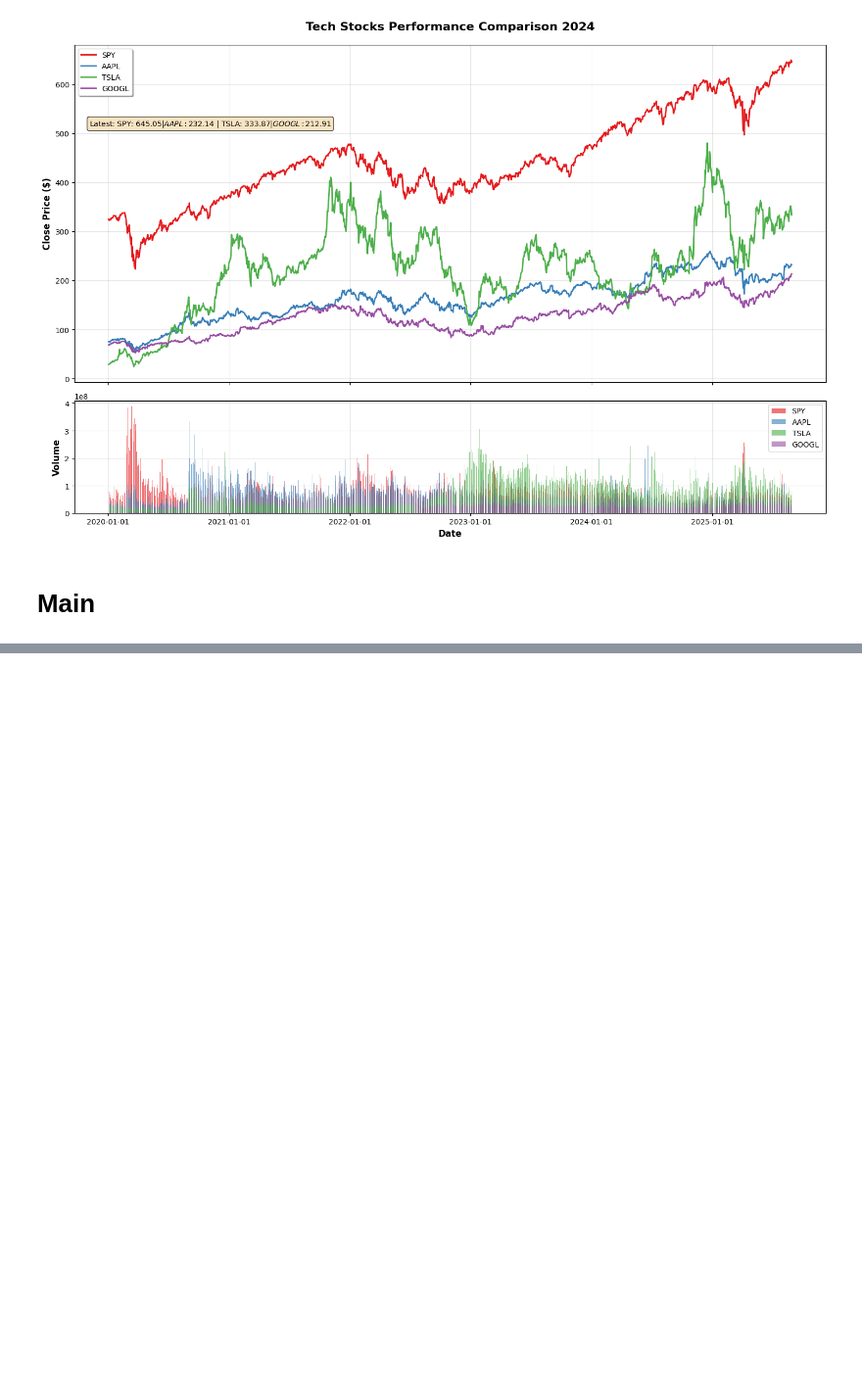
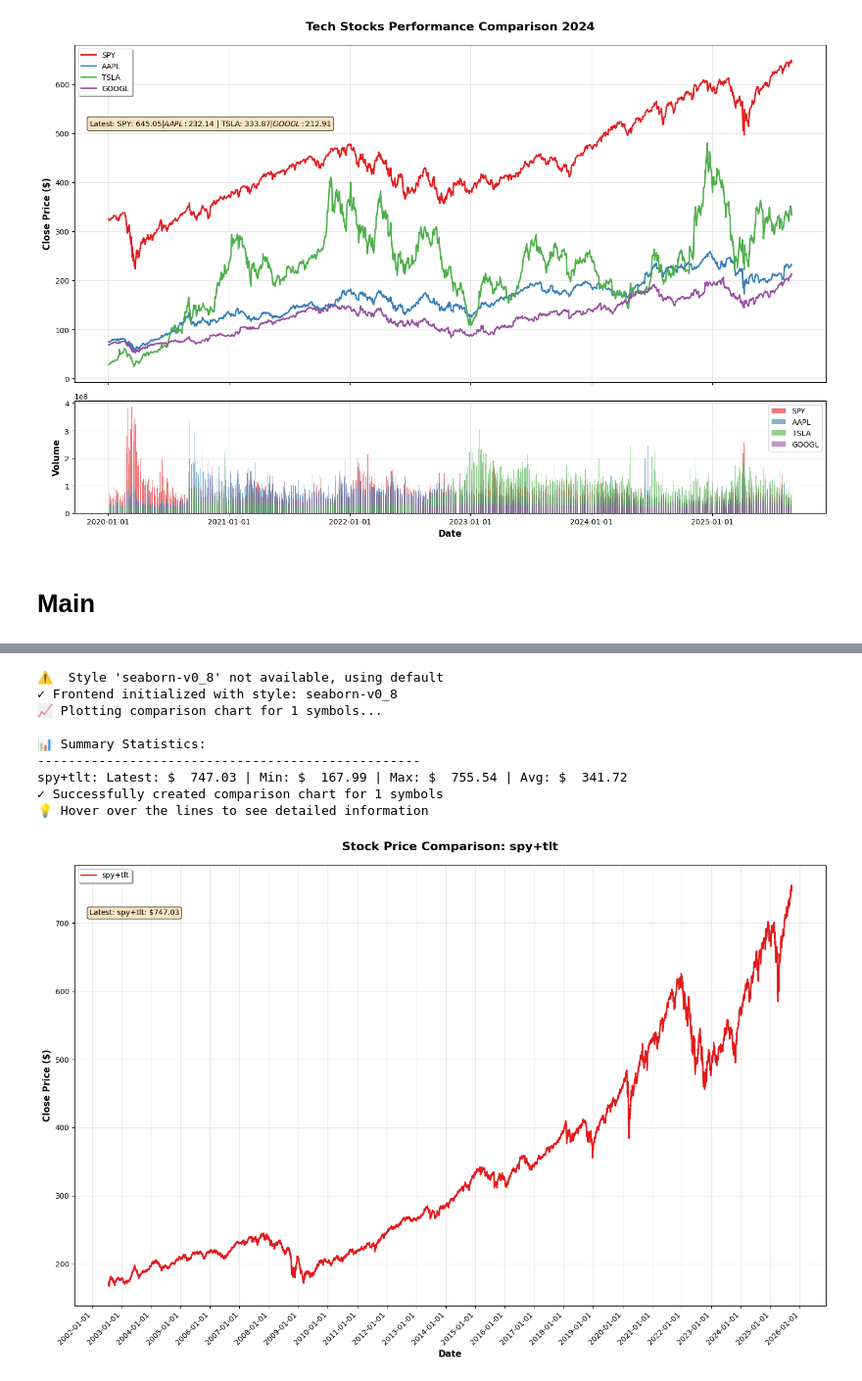
Before and after one commit to farrellsc/StockAnalysis, a Jupyter notebook: playground.ipynb, the cells around one changed output, grey strips where cells are left out. Shown at 98% size. Drawn from its saved outputs; the diff is of its cells as text; code cells hidden in the pictures; blank space fills up the shorter version.

```diff
--- a/playground.ipynb
+++ b/playground.ipynb
@@ -258,0 +324,15 @@ plt.show()
+# %%
+new_df = DataFrame(spy['Close'] + tlt['Close'])
+new_df['symbol'] = 'spy+tlt'
+dfs = plot_prices_simple([new_df], symbols=['spy+tlt'], start_date='2000-01-01', end_date='2025-12-31', normalize=False)
+# %% [output]
+⚠️  Style 'seaborn-v0_8' not available, using default
+✓ Frontend initialized with style: seaborn-v0_8
+📈 Plotting comparison chart for 1 symbols...
+
+📊 Summary Statistics:
+--------------------------------------------------
+spy+tlt: Latest: $  747.03 | Min: $  167.99 | Max: $  755.54 | Avg: $  341.72
+✓ Successfully created comparison chart for 1 symbols
+💡 Hover over the lines to see detailed information
+[figure, added]
```
Also changed, not shown: parts of 7 cells of this notebook, 2 other files.
